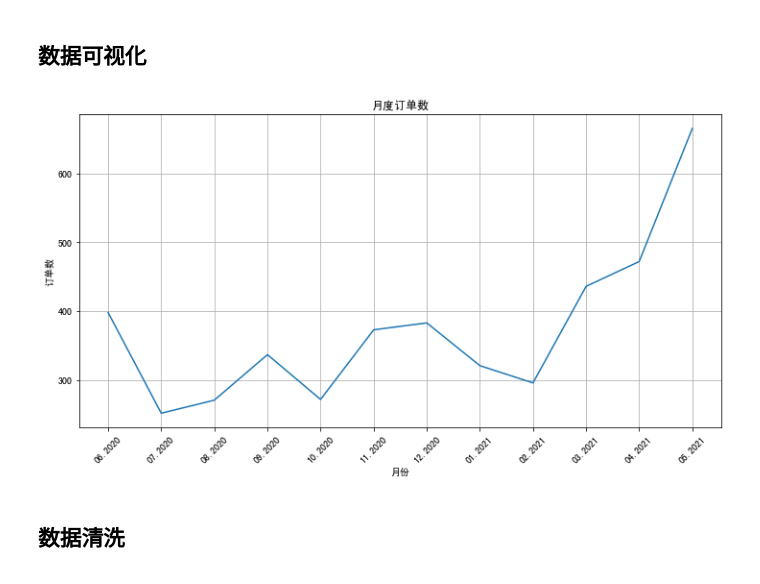
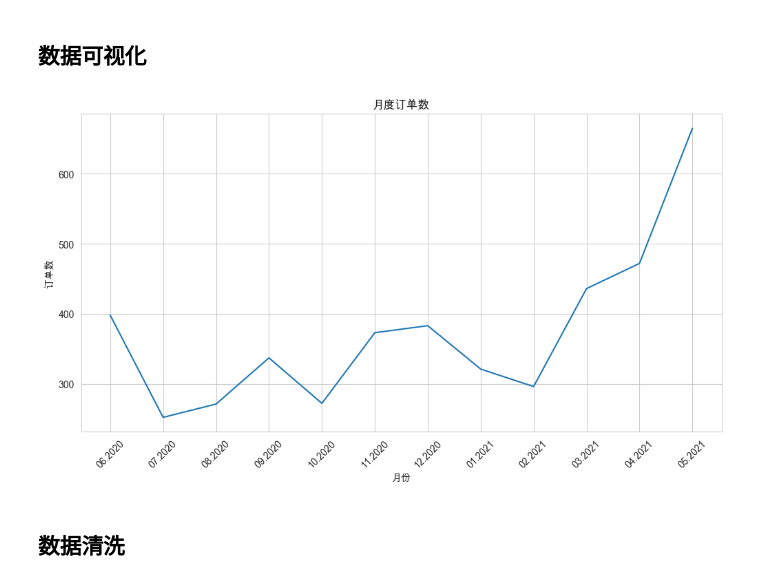
Before and after one commit to ykdsg/myPython, a Jupyter notebook: let-us-machine-learning/变现关08/LTV-特征选择.ipynb, the cells around one changed output. Saved outputs shown, nothing was run; the diff lists cells and outputs as text; code cells hidden in the pictures.

```diff
--- a/let-us-machine-learning/变现关08/LTV-特征选择.ipynb
+++ b/let-us-machine-learning/变现关08/LTV-特征选择.ipynb
@@ -38,21 +38,22 @@ print('日期范围（删除不完整的月份）: %s ~ %s' % (df_sales['消费
 ## 数据可视化
 # %%
 import matplotlib.pyplot as plt #导入Matplotlib的pyplot模块
+plt.rcParams['font.sans-serif'] = ['Arial Unicode MS']
 #构建月度的订单数的DataFrame
-df_orders_monthly = df_sales.set_index('消费日期')['订单号'].resample('M').nunique()
+df_orders_monthly = df_sales.set_index('消费日期')['订单号'].resample('ME').nunique()
 #设定绘图的画布
 ax = pd.DataFrame(df_orders_monthly.values).plot(grid=True,figsize=(12,6),legend=False)
 ax.set_xlabel('月份') # X轴label
 ax.set_ylabel('订单数') # Y轴Label
 ax.set_title('月度订单数') # 图题
 #设定X轴月份显示格式
 plt.xticks(
     range(len(df_orders_monthly.index)),
     [x.strftime('%m.%Y') for x in df_orders_monthly.index],
     rotation=45)
 plt.show() # 绘图
 # %% [output]
-[figure, old version]
+[figure, new version]
 # %% [markdown]
 ## 数据清洗
 # %%
```
Also changed, not shown: parts of 1 cell of this notebook, 5 other files.
